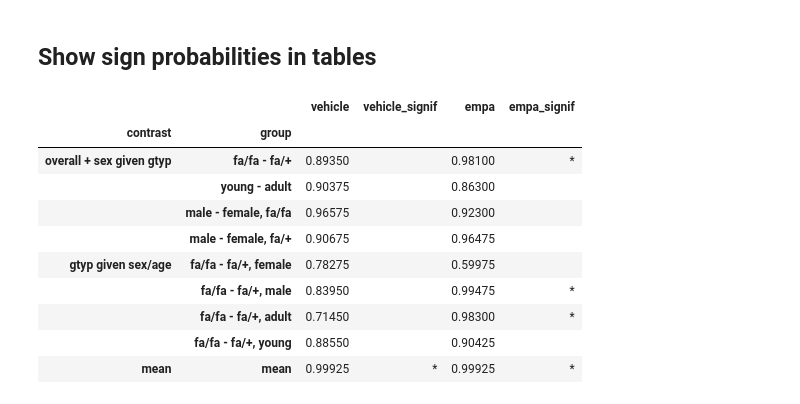
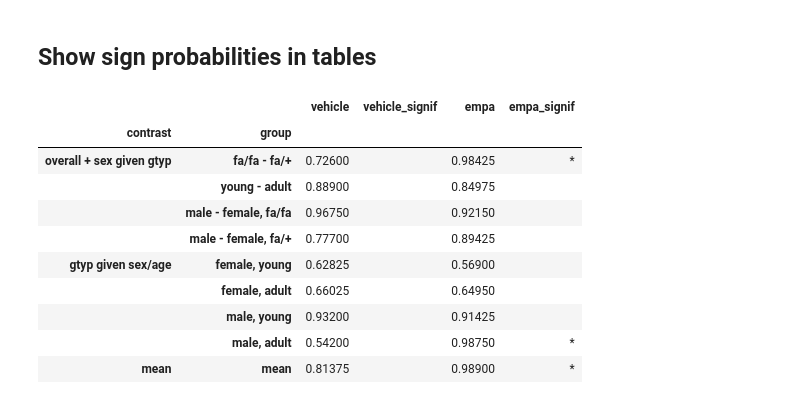
Before and after one commit to teddygroves/kidney, a Jupyter notebook: notebooks/new/analyse fits frequency change-double.ipynb, the cells around one changed output. Drawn from its saved outputs; the diff is of its cells as text; code cells hidden in the pictures.

```diff
--- a/notebooks/new/analyse fits frequency change-double.ipynb
+++ b/notebooks/new/analyse fits frequency change-double.ipynb
@@ -86,12 +90,12 @@ def plot_effects(ts_vehicle, ts_empa, figsize):
     return f, axes
 
 
-t_groups_vehicle, t_groups_empa = (get_t_groups(idata) for idata in (idata_vehicle, idata_empa))
+t_groups_vehicle, t_groups_empa = (get_t_groups_tgf_change(idata) for idata in (idata_vehicle, idata_empa))
 overall_ts_vehicle, overall_ts_empa = (
     get_overall_effects(t_groups)
     for t_groups in (t_groups_vehicle, t_groups_empa)
 )
-gtyp_ts_vehicle, gtyp_ts_empa = (get_gtyp_given_sex_age(t_groups) for t_groups in (t_groups_vehicle, t_groups_empa))
+
 sex_ts_vehicle, sex_ts_empa = (
     get_sex_given_gtyp_age(t_groups)
     for t_groups in (t_groups_vehicle, t_groups_empa)
@@ -134,0 +134,25 @@ f.savefig(PLOT_DIR_NEW / "ts_frequency_change_mean-double.pdf", bbox_inches="tig
+# %%
+def get_genotype_contrasts(t_groups):
+    return {
+        f"{sex}, {age}": (
+            t_groups[f"fa/fa,{sex},{age}"] - t_groups[f"fa/+,{sex},{age}"]
+        )
+        for sex in ("female", "male")
+        for age in ("young", "adult")
+    }
+
+ts_vehicle_4 = get_genotype_contrasts(
+    get_t_groups_tgf_change(idata_vehicle)
+)
+
+ts_empa_4 = get_genotype_contrasts(
+    get_t_groups_tgf_change(idata_empa)
+)
+
+# Plot using the existing notebook function
+f, axes = plot_effects(
+    ts_vehicle_4,
+    ts_empa_4,
+    figsize=(6, 1.2),
+)
+f.savefig(PLOT_DIR_NEW / "ts_frequency_change_gtyp_given_sex_age-double.pdf", bbox_inches="tight", dpi=200)
@@ -137,31 +163,33 @@ f.savefig(PLOT_DIR_NEW / "ts_frequency_change_mean-double.pdf", bbox_inches="tig
 # %%
 sp_all = pd.concat(
     objs=[
         pd.DataFrame({
             "vehicle": get_sign_probs(ts_vehicle),
             "vehicle_signif": {k: get_signif(v) for k, v in get_sign_probs(ts_vehicle).items()},
             "empa": get_sign_probs(ts_empa),
             "empa_signif": {k: get_signif(v) for k, v in get_sign_probs(ts_empa).items()},
         })
         for ts_vehicle, ts_empa in (
             (plot_ts_vehicle, plot_ts_empa),
-            (gtyp_ts_vehicle, gtyp_ts_empa),
+            (ts_vehicle_4, ts_empa_4),
             (mean_ts_vehicle, mean_ts_empa),
         )
     ],
-    keys=("overall + sex given gtyp", "gtyp given sex/age", "mean"),
+    keys=("overall + sex given gtyp",
+          "gtyp given sex/age",
+          "mean"),
     names=("contrast", "group"),
 )
 sp_all
 # %% [output]
 |  |  | vehicle | vehicle_signif | empa | empa_signif |
 | contrast | group |  |  |  |  |
-| overall + sex given gtyp | fa/fa - fa/+ | 0.89350 |  | 0.98100 | * |
-|  | young - adult | 0.90375 |  | 0.86300 |  |
-|  | male - female, fa/fa | 0.96575 |  | 0.92300 |  |
-|  | male - female, fa/+ | 0.90675 |  | 0.96475 |  |
-| gtyp given sex/age | fa/fa - fa/+, female | 0.78275 |  | 0.59975 |  |
-|  | fa/fa - fa/+, male | 0.83950 |  | 0.99475 | * |
-|  | fa/fa - fa/+, adult | 0.71450 |  | 0.98300 | * |
-|  | fa/fa - fa/+, young | 0.88550 |  | 0.90425 |  |
-| mean | mean | 0.99925 | * | 0.99925 | * |
+| overall + sex given gtyp | fa/fa - fa/+ | 0.72600 |  | 0.98425 | * |
+|  | young - adult | 0.88900 |  | 0.84975 |  |
+|  | male - female, fa/fa | 0.96750 |  | 0.92150 |  |
+|  | male - female, fa/+ | 0.77700 |  | 0.89425 |  |
+| gtyp given sex/age | female, young | 0.62825 |  | 0.56900 |  |
+|  | female, adult | 0.66025 |  | 0.64950 |  |
+|  | male, young | 0.93200 |  | 0.91425 |  |
+|  | male, adult | 0.54200 |  | 0.98750 | * |
+| mean | mean | 0.81375 |  | 0.98900 | * |
```
Also changed, not shown: parts of 9 cells of this notebook, 58 other files.
